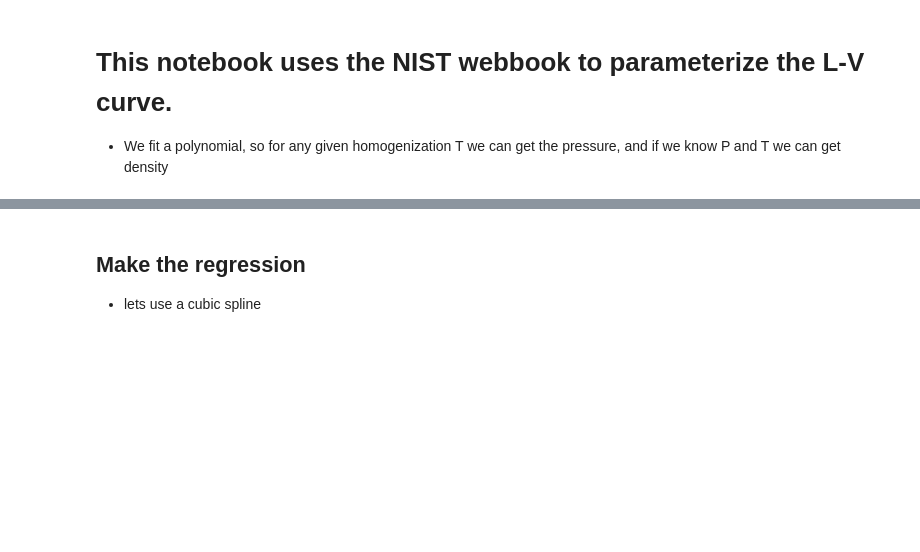
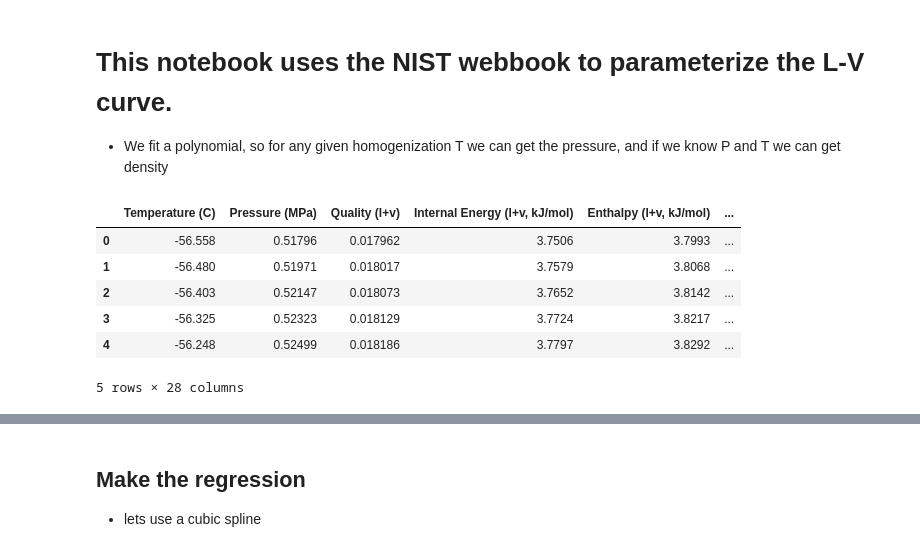
Before and after one commit to PennyWieser/DiadFit, a Jupyter notebook: Benchmarking/CO2_Homogenization_Temps/Defining_the_phase_boundary.ipynb, the cells around one changed output, grey strips where cells are left out. Drawn from its saved outputs; the diff is of its cells as text; code cells hidden in the pictures; blank space fills up the shorter version.

```diff
--- a/Benchmarking/CO2_Homogenization_Temps/Defining_the_phase_boundary.ipynb
+++ b/Benchmarking/CO2_Homogenization_Temps/Defining_the_phase_boundary.ipynb
@@ -8,2 +9,11 @@ import matplotlib.pyplot as plt
 # %%
 data=pd.read_excel('NistData_Critical.xlsx')
+data.head()
+# %% [output]
+|  | Temperature (C) | Pressure (MPa) | Quality (l+v) | Internal Energy (l+v, kJ/mol) | Enthalpy (l+v, kJ/mol) | ... |
+| 0 | -56.558 | 0.51796 | 0.017962 | 3.7506 | 3.7993 | ... |
+| 1 | -56.480 | 0.51971 | 0.018017 | 3.7579 | 3.8068 | ... |
+| 2 | -56.403 | 0.52147 | 0.018073 | 3.7652 | 3.8142 | ... |
+| 3 | -56.325 | 0.52323 | 0.018129 | 3.7724 | 3.8217 | ... |
+| 4 | -56.248 | 0.52499 | 0.018186 | 3.7797 | 3.8292 | ... |
+5 rows × 28 columns
```
Also changed, not shown: parts of 7 cells of this notebook, 15 other files.
